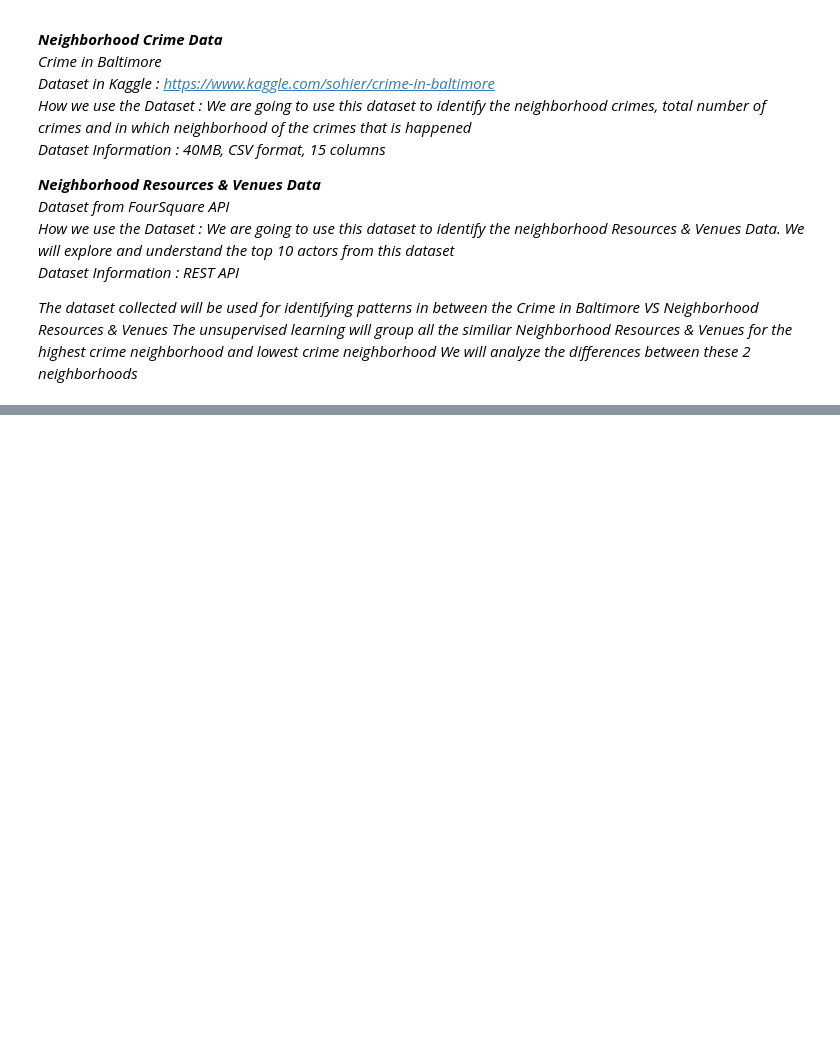
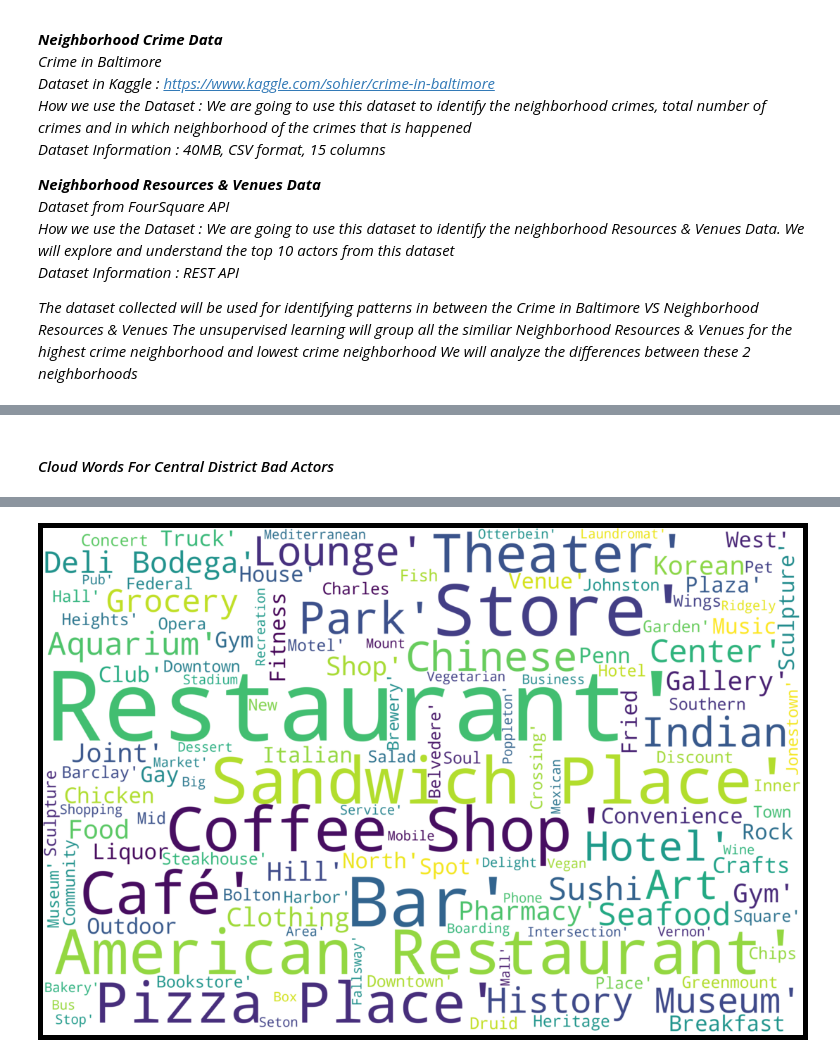
Before and after one commit to Stanley-Chan/Coursera_Capstone, a Jupyter notebook: The Battle of Neighborhoods.ipynb, the cells around one changed output, grey strips where cells are left out. Drawn from its saved outputs; the diff is of its cells as text; code cells hidden in the pictures; blank space fills up the shorter version.

```diff
--- a/The Battle of Neighborhoods.ipynb
+++ b/The Battle of Neighborhoods.ipynb
@@ -50,0 +569,22 @@ We will analyze the differences between these 2 neighborhoods*
+# %%
+# import k-means from clustering stage
+from sklearn.cluster import KMeans
+
+# set number of clusters
+kclusters = 5
+
+central_venues_clustering = central_crime_venues_heatmap.drop('Neighborhood', 1)
+
+# run k-means clustering
+kmeans = KMeans(n_clusters=kclusters, random_state=0).fit(central_venues_clustering)
+
+# check cluster labels generated for each row in the dataframe
+kmeans.labels_[0:10]
+
+# add clustering labels - central
+central_topN_Venue_sorted.insert(0, 'Cluster Labels', kmeans.labels_)
+central_venues_merged = central_district_geo
+
+# merge dataframe
+central_venues_merged = central_venues_merged.join(central_topN_Venue_sorted.set_index('Neighborhood'), on='Neighborhood')
+central_venues_merged = central_venues_merged.join(df_baltimore_crime_final_cn_tolinc.set_index('Neighborhood'), on='Neighborhood')
@@ -50,0 +661,25 @@ We will analyze the differences between these 2 neighborhoods*
+# %% [markdown]
+#### *Cloud Words For Central District Bad Actors*
+# %%
+central_cluster0 = central_venues_merged[central_venues_merged['Cluster Labels'] == 0]
+central_cloudwords = central_cluster0.values.tolist()
+
+#Creating Cloud Words
+!pip install wordcloud
+from wordcloud import WordCloud, STOPWORDS
+import matplotlib.pyplot as plt
+text = central_cloudwords
+wordcloud = WordCloud(
+    width = 3000,
+    height = 2000,
+    background_color = 'white',
+    stopwords = STOPWORDS).generate(str(text))
+fig = plt.figure(
+    figsize = (20, 10),
+    facecolor = 'k',
+    edgecolor = 'k')
+plt.imshow(wordcloud, interpolation = 'bilinear')
+plt.axis('off')
+plt.tight_layout(pad=0)
+plt.show()
+# %% [output]
@@ -50,0 +698 @@ We will analyze the differences between these 2 neighborhoods*
+[figure, added]
```
Also changed, not shown: parts of 57 cells of this notebook.
